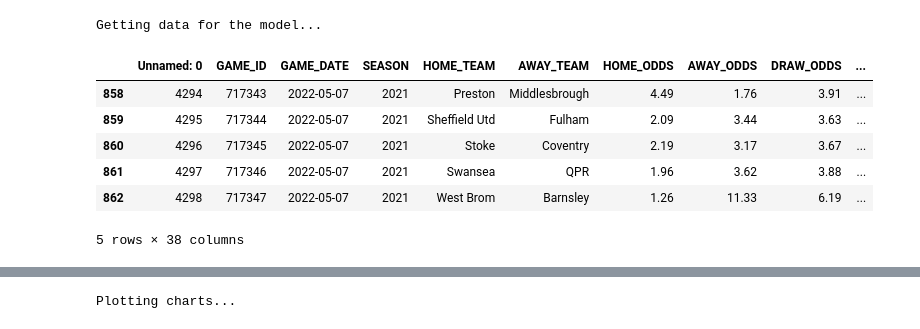
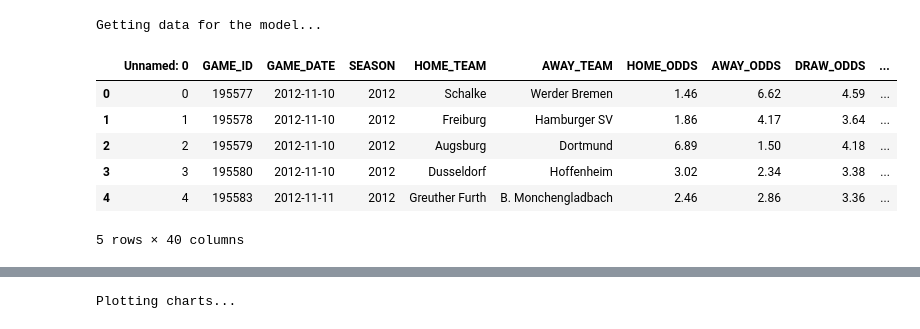
Before and after one commit to caiomelo22/football-predictor, a Jupyter notebook: predictor.ipynb, the cells around one changed output, grey strips where cells are left out. Saved outputs shown, nothing was run; the diff lists cells and outputs as text; code cells hidden in the pictures.

```diff
--- a/predictor.ipynb
+++ b/predictor.ipynb
@@ -35,3 +38,24 @@ stake = 0.025
+# %%
+print('\nGetting data for the model...')
+
+season = "{}-{}".format(first_season, last_season)
+
+default_path = f'./leagues/{league_id}'
+whole_dataset = pd.read_csv(f"{default_path}/data/{season_file}.csv")
+whole_dataset = whole_dataset.loc[(whole_dataset['HOME_ODDS'].notna()) & (whole_dataset['AWAY_ODDS'].notna())]
+whole_dataset['GAME_DATE'] = pd.to_datetime(whole_dataset['GAME_DATE']).dt.date
+# %% [output]
+Getting data for the model...
+# %%
+whole_dataset.head()
+# %% [output]
+|  | Unnamed: 0 | GAME_ID | GAME_DATE | SEASON | HOME_TEAM | AWAY_TEAM | HOME_ODDS | AWAY_ODDS | DRAW_ODDS | ... |
+| 0 | 0 | 195577 | 2012-11-10 | 2012 | Schalke | Werder Bremen | 1.46 | 6.62 | 4.59 | ... |
+| 1 | 1 | 195578 | 2012-11-10 | 2012 | Freiburg | Hamburger SV | 1.86 | 4.17 | 3.64 | ... |
+| 2 | 2 | 195579 | 2012-11-10 | 2012 | Augsburg | Dortmund | 6.89 | 1.50 | 4.18 | ... |
+| 3 | 3 | 195580 | 2012-11-10 | 2012 | Dusseldorf | Hoffenheim | 3.02 | 2.34 | 3.38 | ... |
+| 4 | 4 | 195583 | 2012-11-11 | 2012 | Greuther Furth | B. Monchengladbach | 2.46 | 2.86 | 3.36 | ... |
+5 rows × 40 columns
 # %%
 def plot_chart(title, x_label, y_label):
     plt.ylabel(y_label)
@@ -105,27 +119,0 @@ def get_pred_odds(probs):
-# %%
-print('\nGetting data for the model...')
-
-season = "{}-{}".format(first_season_train, season_test)
-
-default_path = f'./leagues/{league_id}'
-whole_dataset = (pd.read_csv(f'{default_path}/data/{season_file}.csv')).dropna()
-whole_dataset['GAME_DATE'] = pd.to_datetime(whole_dataset['GAME_DATE']).dt.date
-
-dataset = whole_dataset.loc[(whole_dataset['SEASON'] >= first_season_train) & (whole_dataset['SEASON'] <= season_test)].reset_index(drop=True)
-
-results = []
-
-X = dataset.iloc[:, 9:-1].values
-y = dataset.iloc[:, -1].values
-# %% [output]
-Getting data for the model...
-# %%
-dataset.tail()
-# %% [output]
-|  | Unnamed: 0 | GAME_ID | GAME_DATE | SEASON | HOME_TEAM | AWAY_TEAM | HOME_ODDS | AWAY_ODDS | DRAW_ODDS | ... |
-| 858 | 4294 | 717343 | 2022-05-07 | 2021 | Preston | Middlesbrough | 4.49 | 1.76 | 3.91 | ... |
-| 859 | 4295 | 717344 | 2022-05-07 | 2021 | Sheffield Utd | Fulham | 2.09 | 3.44 | 3.63 | ... |
-| 860 | 4296 | 717345 | 2022-05-07 | 2021 | Stoke | Coventry | 2.19 | 3.17 | 3.67 | ... |
-| 861 | 4297 | 717346 | 2022-05-07 | 2021 | Swansea | QPR | 1.96 | 3.62 | 3.88 | ... |
-| 862 | 4298 | 717347 | 2022-05-07 | 2021 | West Brom | Barnsley | 1.26 | 11.33 | 6.19 | ... |
-5 rows × 38 columns
```
Also changed, not shown: parts of 25 cells of this notebook, 2 other files.
